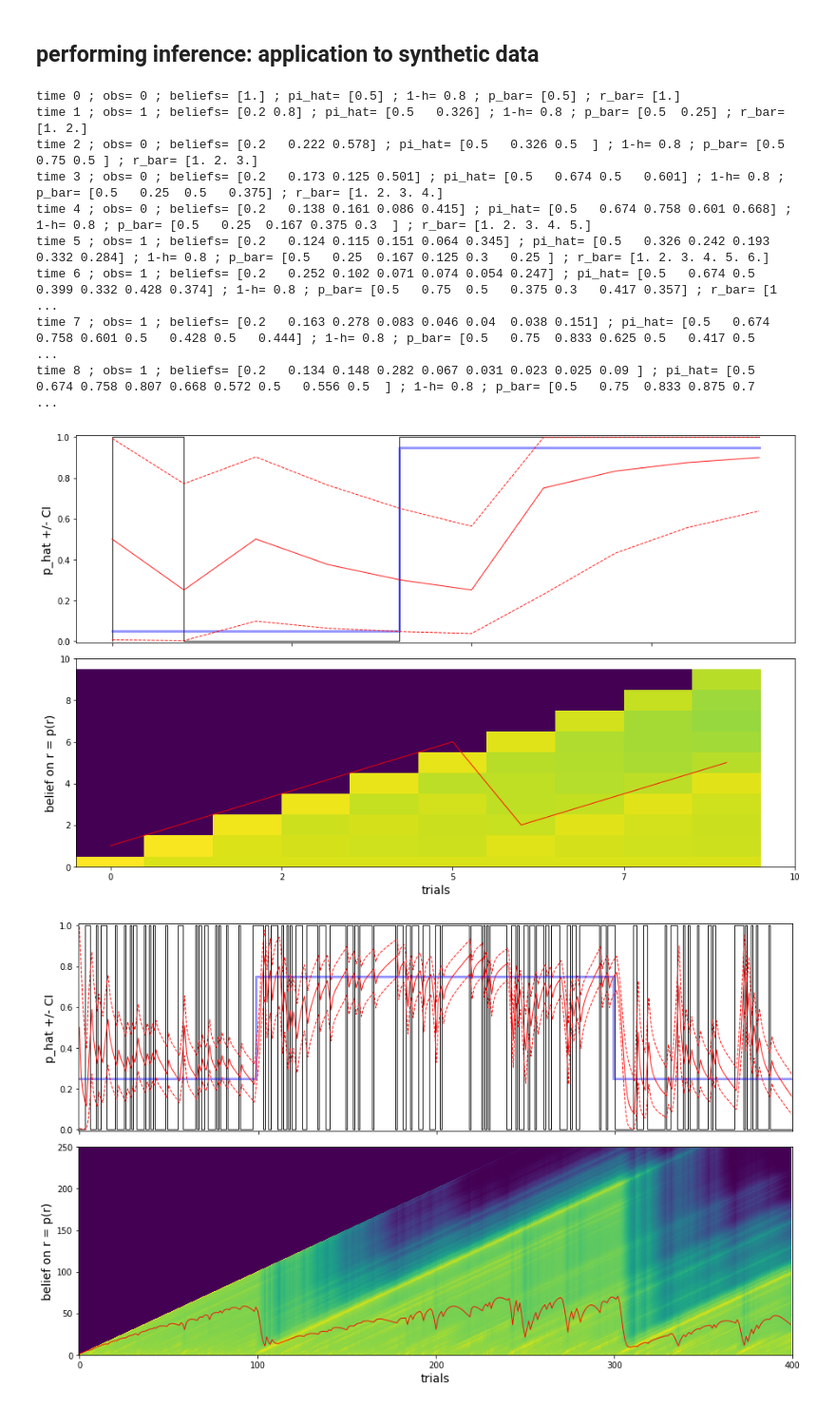
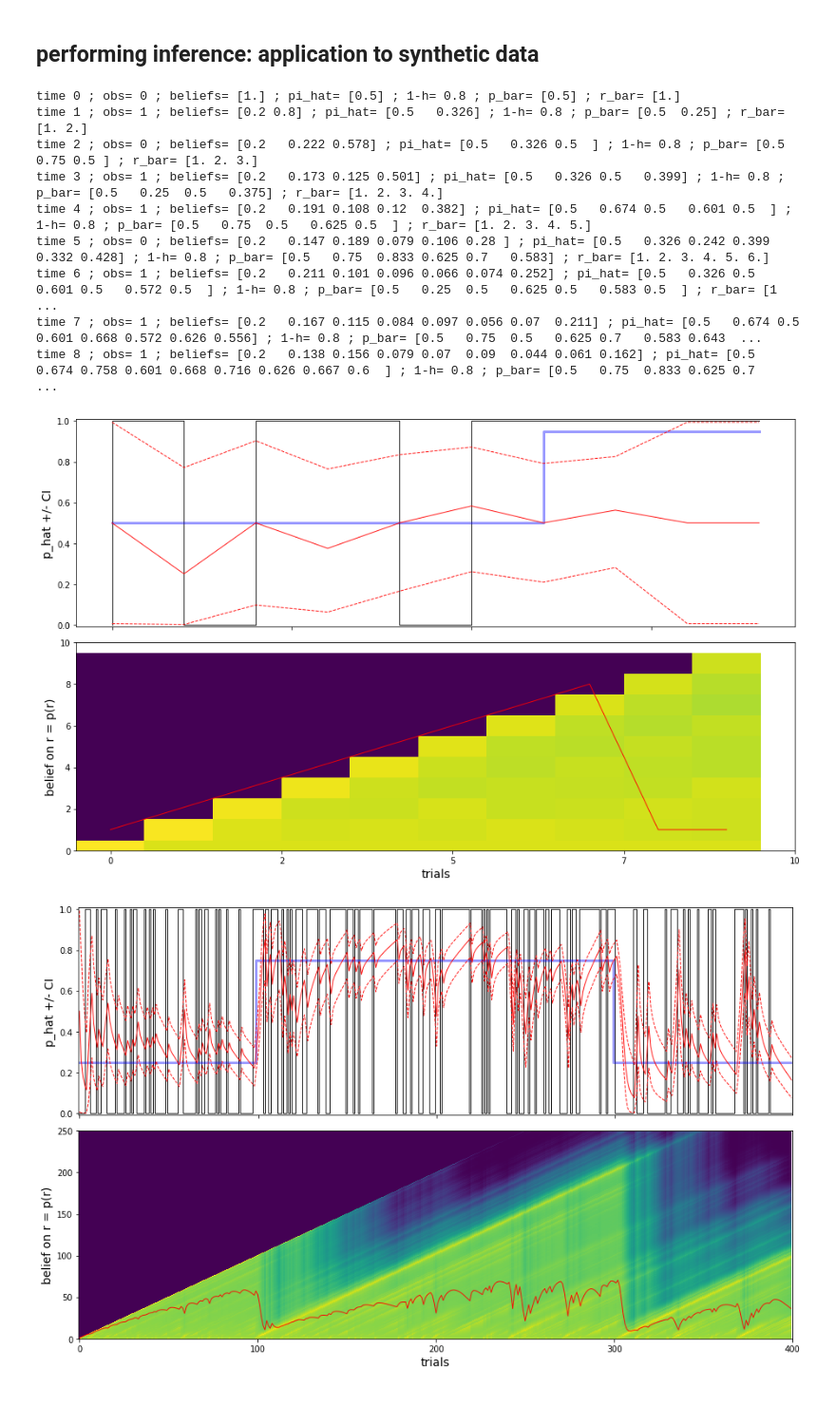
Before and after one commit to laurentperrinet/bayesianchangepoint, a Jupyter notebook: notebooks/A_basics.ipynb, the cells around one changed output. Shown at 95% size. Cells and saved outputs as stored; diff of their text form; code cells hidden in the pictures.

```diff
--- a/notebooks/A_basics.ipynb
+++ b/notebooks/A_basics.ipynb
@@ -121,26 +121,26 @@ print(L)
 # %%
 T = 10
 mode = 'max'
 Jeffreys = False
 Jeffreys = True
-p_gen = .05 * np.ones(T)
-p_gen[5:] = .95
-np.random.seed(51)
+p_gen = .5 * np.ones(T)
+p_gen[7:] = .95
+np.random.seed(44)
 o = 1 * (p_gen > np.random.rand(T))
 
 p_bar, r, beliefs = bcp.inference(o, h=1/5, p0=.5, r0=2. - Jeffreys, verbose=True)
 fig, axs = bcp.plot_inference(o, p_gen, p_bar, r, beliefs, max_run_length=T, mode=mode)
 # %% [output]
 time 0 ; obs= 0 ; beliefs= [1.] ; pi_hat= [0.5] ; 1-h= 0.8 ; p_bar= [0.5] ; r_bar= [1.]
 time 1 ; obs= 1 ; beliefs= [0.2 0.8] ; pi_hat= [0.5   0.326] ; 1-h= 0.8 ; p_bar= [0.5  0.25] ; r_bar= [1. 2.]
 time 2 ; obs= 0 ; beliefs= [0.2   0.222 0.578] ; pi_hat= [0.5   0.326 0.5  ] ; 1-h= 0.8 ; p_bar= [0.5  0.75 0.5 ] ; r_bar= [1. 2. 3.]
-time 3 ; obs= 0 ; beliefs= [0.2   0.173 0.125 0.501] ; pi_hat= [0.5   0.674 0.5   0.601] ; 1-h= 0.8 ; p_bar= [0.5   0.25  0.5   0.375] ; r_bar= [1. 2. 3. 4.]
-time 4 ; obs= 0 ; beliefs= [0.2   0.138 0.161 0.086 0.415] ; pi_hat= [0.5   0.674 0.758 0.601 0.668] ; 1-h= 0.8 ; p_bar= [0.5   0.25  0.167 0.375 0.3  ] ; r_bar= [1. 2. 3. 4. 5.]
-time 5 ; obs= 1 ; beliefs= [0.2   0.124 0.115 0.151 0.064 0.345] ; pi_hat= [0.5   0.326 0.242 0.193 0.332 0.284] ; 1-h= 0.8 ; p_bar= [0.5   0.25  0.167 0.125 0.3   0.25 ] ; r_bar= [1. 2. 3. 4. 5. 6.]
-time 6 ; obs= 1 ; beliefs= [0.2   0.252 0.102 0.071 0.074 0.054 0.247] ; pi_hat= [0.5   0.674 0.5   0.399 0.332 0.428 0.374] ; 1-h= 0.8 ; p_bar= [0.5   0.75  0.5   0.375 0.3   0.417 0.357] ; r_bar= [1 ...
-time 7 ; obs= 1 ; beliefs= [0.2   0.163 0.278 0.083 0.046 0.04  0.038 0.151] ; pi_hat= [0.5   0.674 0.758 0.601 0.5   0.428 0.5   0.444] ; 1-h= 0.8 ; p_bar= [0.5   0.75  0.833 0.625 0.5   0.417 0.5    ...
-time 8 ; obs= 1 ; beliefs= [0.2   0.134 0.148 0.282 0.067 0.031 0.023 0.025 0.09 ] ; pi_hat= [0.5   0.674 0.758 0.807 0.668 0.572 0.5   0.556 0.5  ] ; 1-h= 0.8 ; p_bar= [0.5   0.75  0.833 0.875 0.7    ...
+time 3 ; obs= 1 ; beliefs= [0.2   0.173 0.125 0.501] ; pi_hat= [0.5   0.326 0.5   0.399] ; 1-h= 0.8 ; p_bar= [0.5   0.25  0.5   0.375] ; r_bar= [1. 2. 3. 4.]
+time 4 ; obs= 1 ; beliefs= [0.2   0.191 0.108 0.12  0.382] ; pi_hat= [0.5   0.674 0.5   0.601 0.5  ] ; 1-h= 0.8 ; p_bar= [0.5   0.75  0.5   0.625 0.5  ] ; r_bar= [1. 2. 3. 4. 5.]
+time 5 ; obs= 0 ; beliefs= [0.2   0.147 0.189 0.079 0.106 0.28 ] ; pi_hat= [0.5   0.326 0.242 0.399 0.332 0.428] ; 1-h= 0.8 ; p_bar= [0.5   0.75  0.833 0.625 0.7   0.583] ; r_bar= [1. 2. 3. 4. 5. 6.]
+time 6 ; obs= 1 ; beliefs= [0.2   0.211 0.101 0.096 0.066 0.074 0.252] ; pi_hat= [0.5   0.326 0.5   0.601 0.5   0.572 0.5  ] ; 1-h= 0.8 ; p_bar= [0.5   0.25  0.5   0.625 0.5   0.583 0.5  ] ; r_bar= [1 ...
+time 7 ; obs= 1 ; beliefs= [0.2   0.167 0.115 0.084 0.097 0.056 0.07  0.211] ; pi_hat= [0.5   0.674 0.5   0.601 0.668 0.572 0.626 0.556] ; 1-h= 0.8 ; p_bar= [0.5   0.75  0.5   0.625 0.7   0.583 0.643  ...
+time 8 ; obs= 1 ; beliefs= [0.2   0.138 0.156 0.079 0.07  0.09  0.044 0.061 0.162] ; pi_hat= [0.5   0.674 0.758 0.601 0.668 0.716 0.626 0.667 0.6  ] ; 1-h= 0.8 ; p_bar= [0.5   0.75  0.833 0.625 0.7    ...
-[figure, old version]
+[figure, new version]
 # %%
 T = 400
 mode = 'mean'
```
Also changed, not shown: parts of 13 cells of this notebook.
